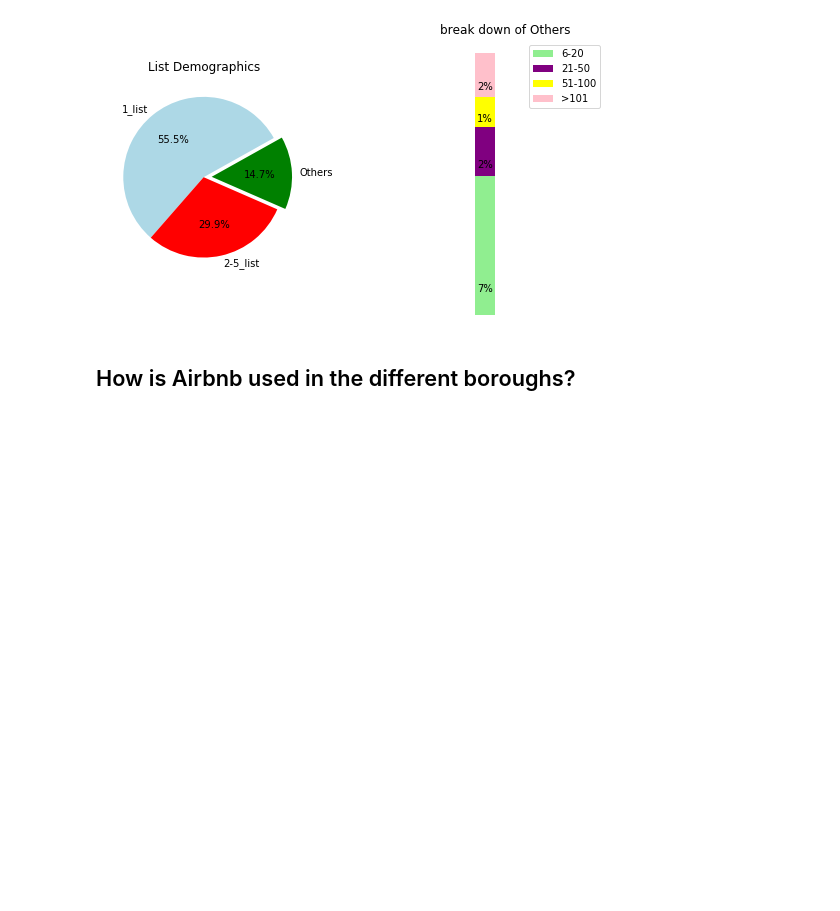
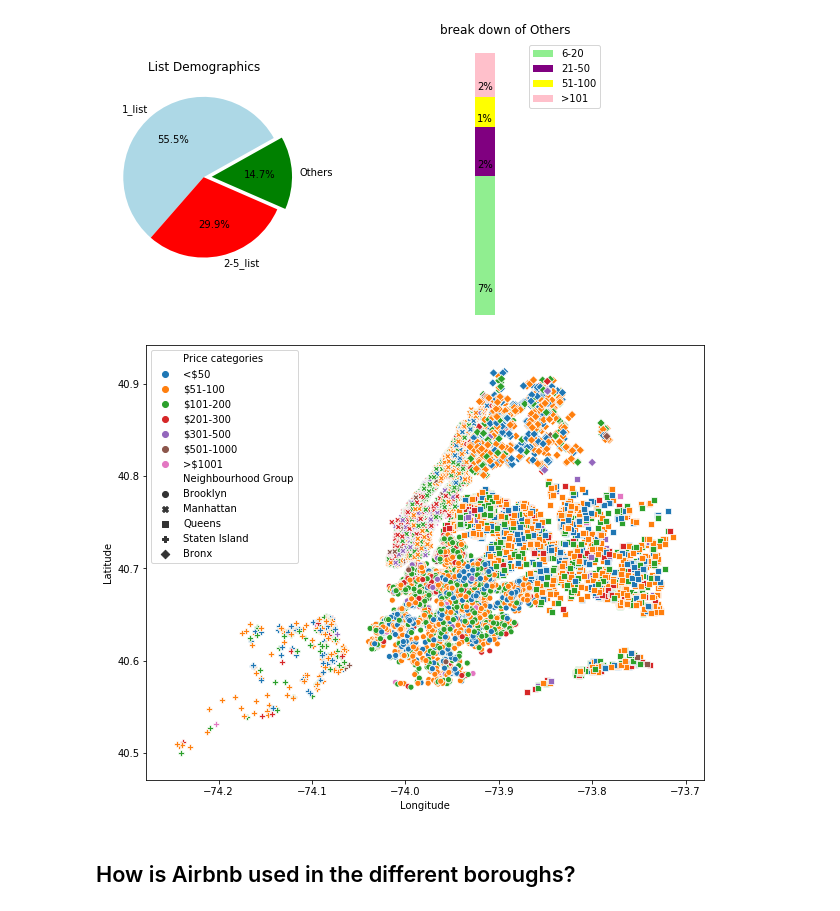
Before and after one commit to hayden4davey/Project1-Group2, a Jupyter notebook: Final Airbnb Analysis.ipynb, the cells around one changed output. Cells and saved outputs as stored; diff of their text form; code cells hidden in the pictures; blank space fills up the shorter version.

```diff
--- a/Final Airbnb Analysis.ipynb
+++ b/Final Airbnb Analysis.ipynb
@@ -118,6 +118,12 @@ ax2.set_xlim(-4 * width, 6* width)
 # %% [output]
 (-2.0, 3.0)
 [figure]
+# %%
+plt.figure(figsize=(10,8))
+sns.scatterplot(abb_df['Longitude'],abb_df['Latitude'],hue =abb_df["Price categories"], style=abb_df["Neighbourhood Group"])
+plt.show()
+# %% [output]
+[figure, added]
 # %% [markdown]
 ## How is Airbnb used in the different boroughs?
 # %%
```
